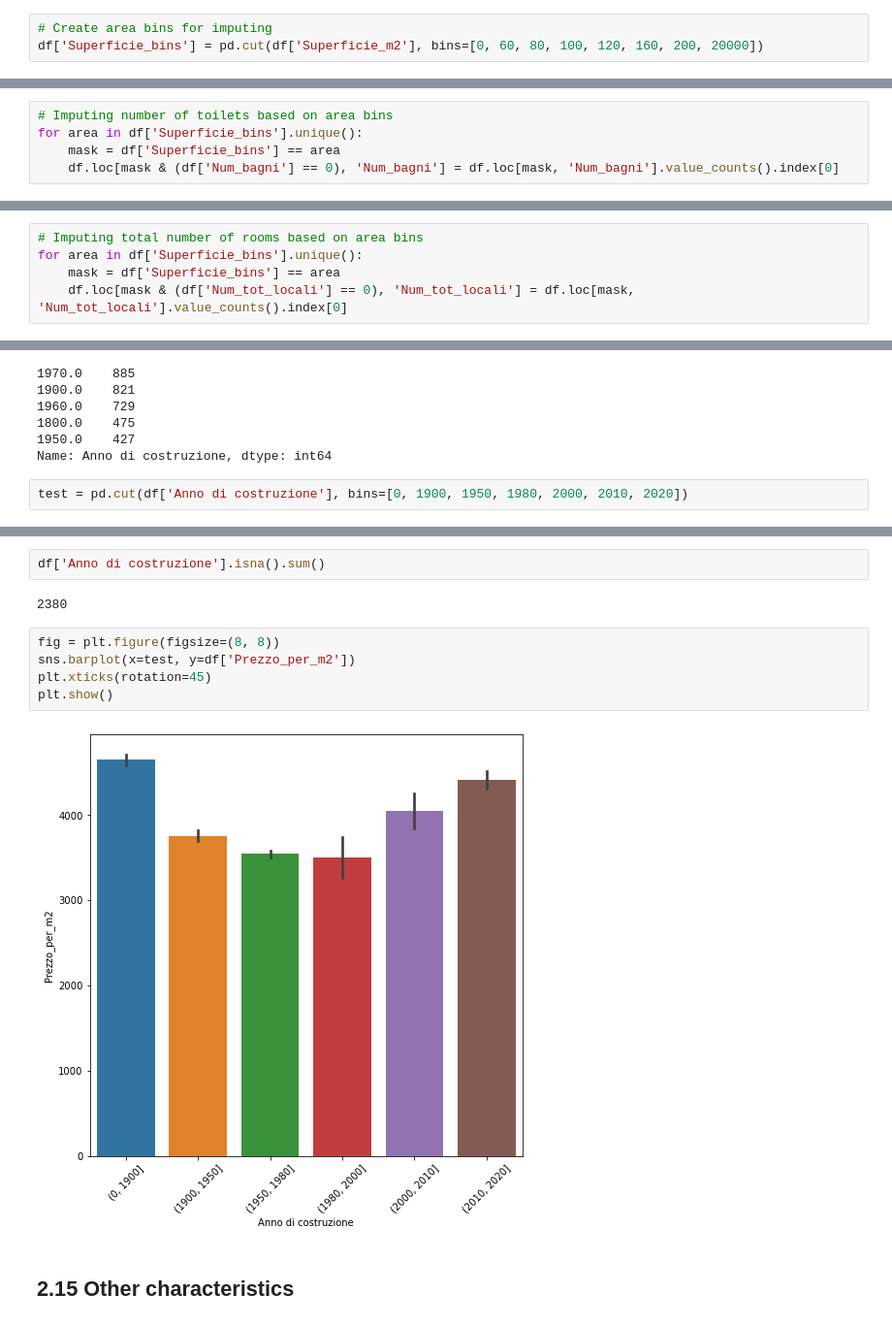
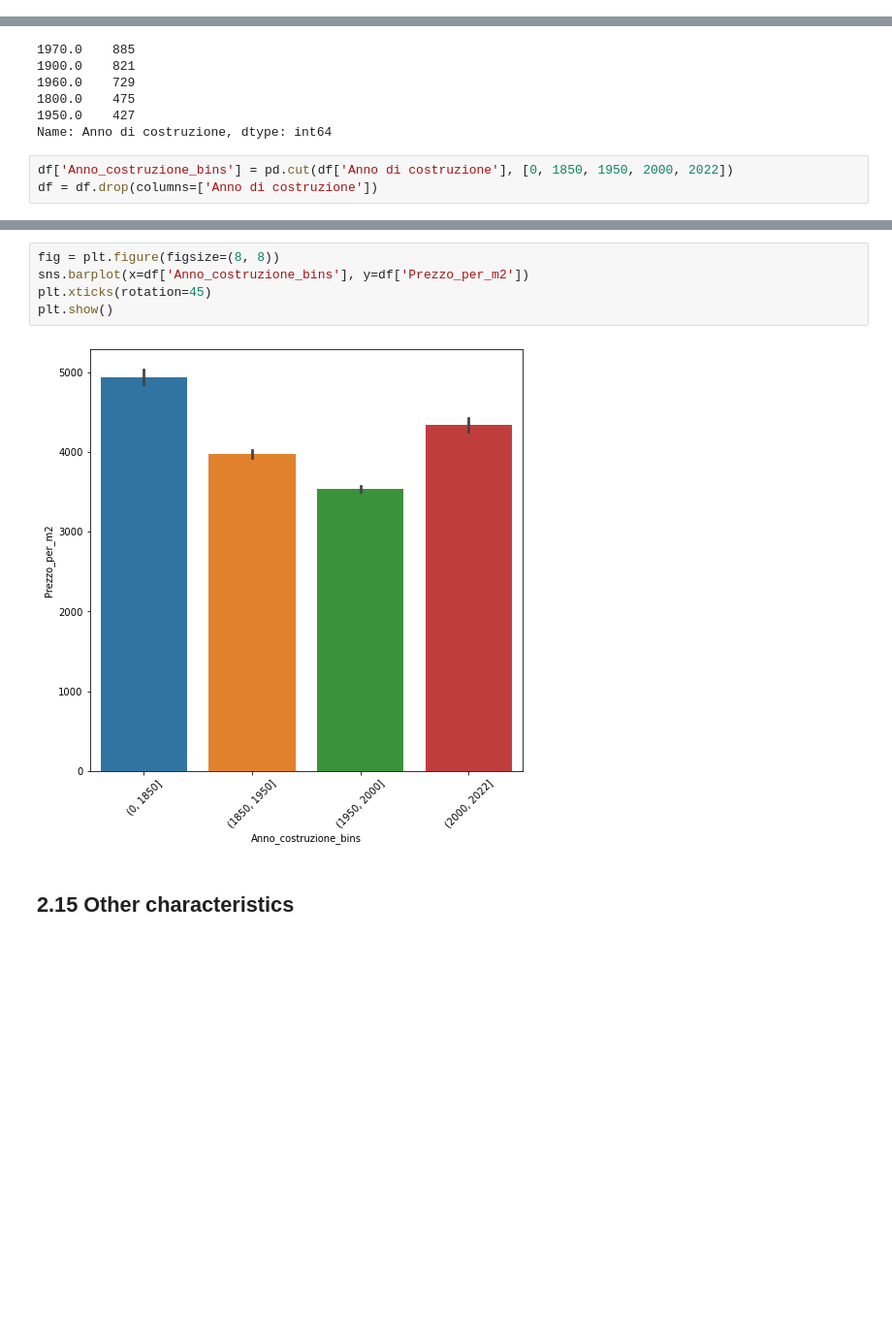
Before and after one commit to LazyEval/housing-prices-firenze, a Jupyter notebook: notebooks/1.0-LazyEval-data-cleaning.ipynb, the cells around one changed output, grey strips where cells are left out. Shown at 97% size. Cells and saved outputs as stored; diff of their text form; blank space fills up the shorter version.

```diff
--- a/notebooks/1.0-LazyEval-data-cleaning.ipynb
+++ b/notebooks/1.0-LazyEval-data-cleaning.ipynb
@@ -964,3 +952,0 @@ Name: Superficie_m2, Length: 105, dtype: float64
-# %%
-# Create area bins for imputing
-df['Superficie_bins'] = pd.cut(df['Superficie_m2'], bins=[0, 60, 80, 100, 120, 160, 200, 20000])
@@ -986,8 +953,3 @@ Name: Num_bagni, dtype: float64
-# %%
-# Imputing number of toilets based on area bins
-for area in df['Superficie_bins'].unique():
-    mask = df['Superficie_bins'] == area
-    df.loc[mask & (df['Num_bagni'] == 0), 'Num_bagni'] = df.loc[mask, 'Num_bagni'].value_counts().index[0]
 # %% [markdown]
 ## 2.13 Number of rooms
 # %%
@@ -1017,5 +971,0 @@ plt.show()
-# %%
-# Imputing total number of rooms based on area bins
-for area in df['Superficie_bins'].unique():
-    mask = df['Superficie_bins'] == area
-    df.loc[mask & (df['Num_tot_locali'] == 0), 'Num_tot_locali'] = df.loc[mask, 'Num_tot_locali'].value_counts().index[0]
@@ -1037,4 +983,5 @@ df['Anno di costruzione'].value_counts().head()
 1950.0    427
 Name: Anno di costruzione, dtype: int64
 # %%
-test = pd.cut(df['Anno di costruzione'], bins=[0, 1900, 1950, 1980, 2000, 2010, 2020])
+df['Anno_costruzione_bins'] = pd.cut(df['Anno di costruzione'], [0, 1850, 1950, 2000, 2022])
+df = df.drop(columns=['Anno di costruzione'])
@@ -1049,14 +988,10 @@ Name: Stato, dtype: int64
-# %%
-df['Anno di costruzione'].isna().sum()
-# %% [output]
-2380
 # %%
 fig = plt.figure(figsize=(8, 8))
-sns.barplot(x=test, y=df['Prezzo_per_m2'])
+sns.barplot(x=df['Anno_costruzione_bins'], y=df['Prezzo_per_m2'])
 plt.xticks(rotation=45)
 plt.show()
 # %% [output]
-[figure, old version]
+[figure, new version]
 # %% [markdown]
 ## 2.15 Other characteristics
 # %%
```
Also changed, not shown: parts of 18 cells of this notebook, 5 other files.
